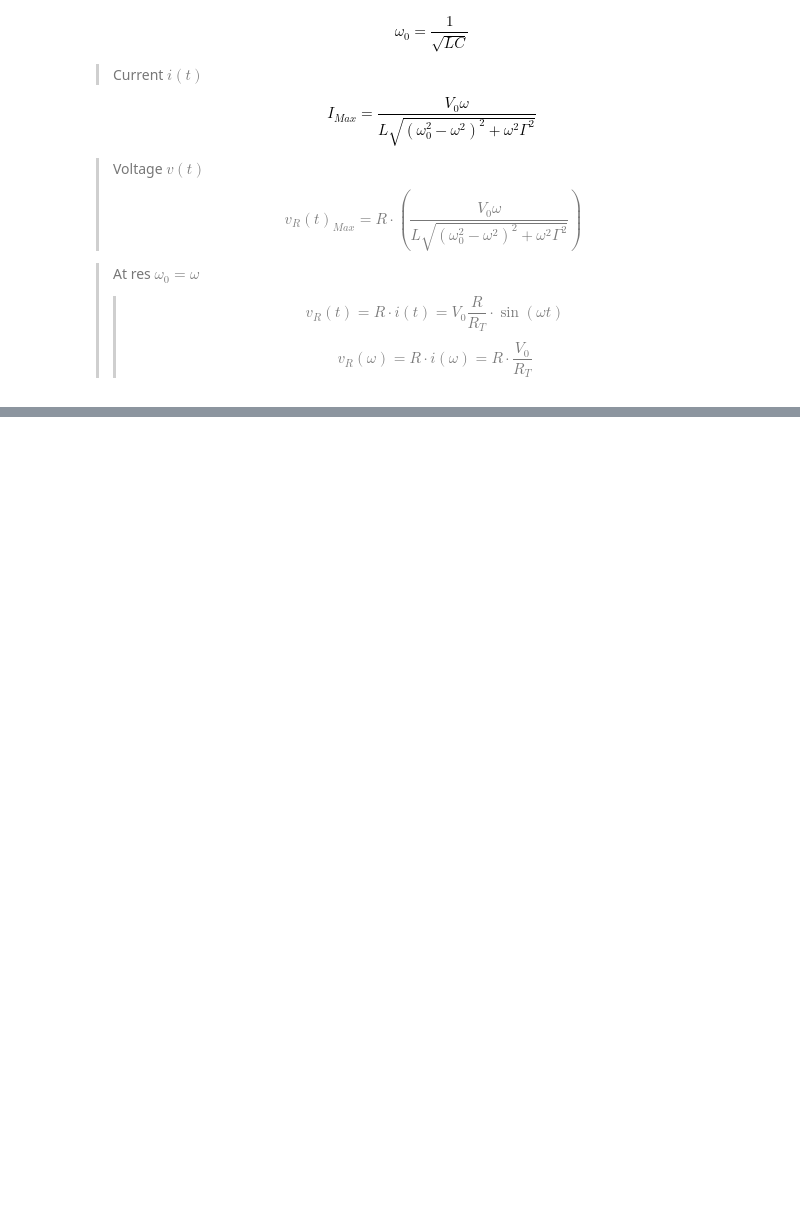
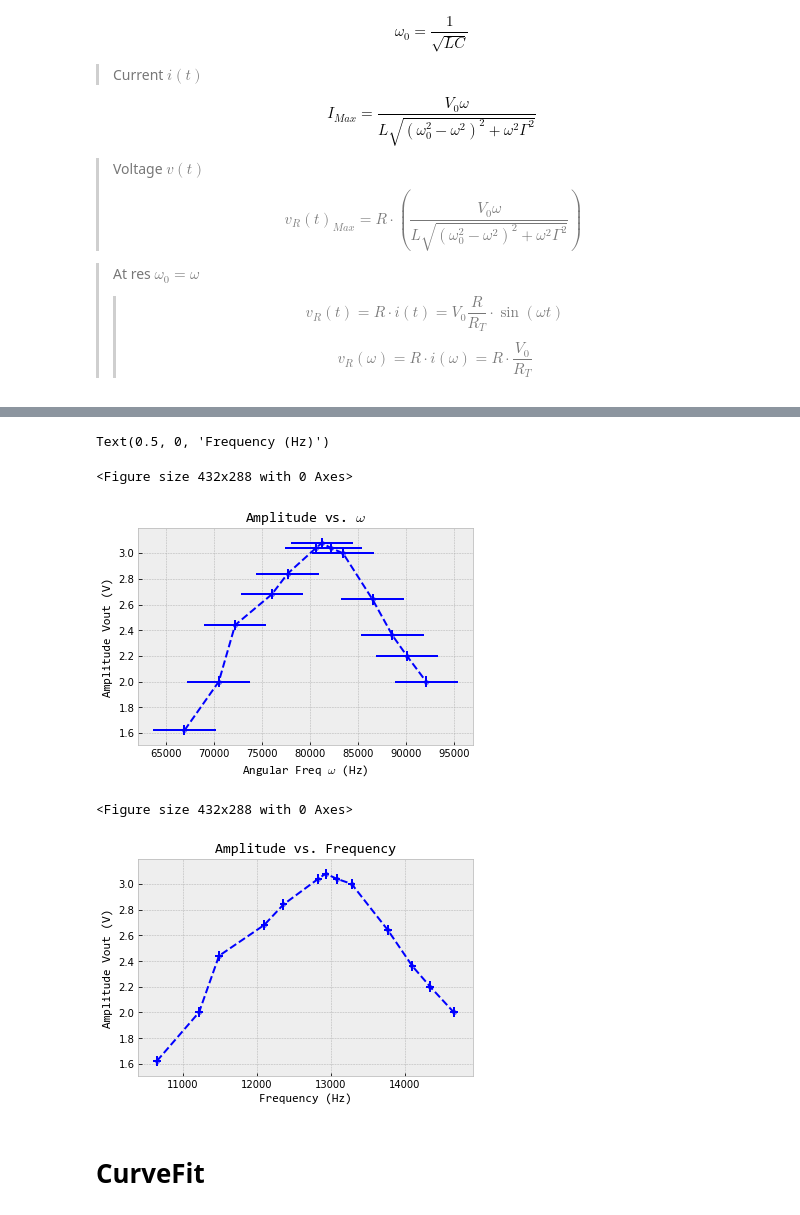
Before and after one commit to Drixitel/134-Lab-Spring-2023, a Jupyter notebook: Code/Chaos/ErrorPropGraphs.ipynb, the cells around one changed output, grey strips where cells are left out. Cells and saved outputs as stored; diff of their text form; code cells hidden in the pictures; blank space fills up the shorter version.

```diff
--- a/Code/Chaos/ErrorPropGraphs.ipynb
+++ b/Code/Chaos/ErrorPropGraphs.ipynb
@@ -376,0 +208,16 @@ print(popt)
+# %%
+# Create some series
+Vin = RCLdata['VIn CH1']
+VinSig = RCLdata['VInSig']
+Vout = RCLdata['VOut CH2']
+VoutSig = RCLdata['VOutSig']
+Freq = RCLdata['Frequency Hz']
+FreqSig = RCLdata['FeqSig Hz']
+Period = RCLdata['Period s']
+Periodsig = RCLdata['PeriodSig s']
+Timdiff = RCLdata['Timediff TD s']
+Timdiffsig = RCLdata['TDSig s']
+Phi = RCLdata['Phase Ch2Ch1 deg']
+Phivar = RCLdata['PhaseVar deg']
+w = RCLdata['w']
+wSig =RCLdata['wSig']
@@ -376,0 +278,52 @@ print(popt)
+# %%
+# plot Vout vs w
+
+#style
+hfont = {'fontname':'Consolas'}
+plt.figure()
+plt.style.use('bmh')
+
+# Data
+RCLdata.plot.scatter(x ='w', y = 'VOut CH2', alpha =0.5 )
+plt.errorbar(w,Vout, yerr=VoutSig ,xerr=wSig, fmt= '--b'  )
+
+
+#Labels
+plt.title("Amplitude vs. $\omega$", **hfont)
+plt.ylabel("Amplitude Vout (V)", **hfont)
+plt.xlabel("Angular Freq $\omega$ (Hz)", **hfont)
+
+# plt.savefig("hello3.png", bbox_inches='tight')
+
+
+#--------------------------------------------------------------------------------------------
+
+
+
+# plot Vout vs w
+
+#style
+hfont = {'fontname':'Consolas'}
+plt.figure()
+plt.style.use('bmh')
+
+# Data
+RCLdata.plot.scatter(x ='Frequency Hz', y = 'VOut CH2', alpha =0.5 )
+plt.errorbar(Freq,Vout, yerr=VoutSig ,xerr=FreqSig, fmt= '--b'  )
+
+
+#Labels
+plt.title("Amplitude vs. Frequency", **hfont)
+plt.ylabel("Amplitude Vout (V)", **hfont)
+plt.xlabel("Frequency (Hz)", **hfont)
+
+
+# plt.savefig("hello3.png", bbox_inches='tight')
+# %% [output]
+Text(0.5, 0, 'Frequency (Hz)')
+<Figure size 432x288 with 0 Axes>
+[figure, added]
+<Figure size 432x288 with 0 Axes>
+[figure, added]
+# %% [markdown]
+# CurveFit
```
Also changed, not shown: parts of 39 cells of this notebook, 6 other files.
